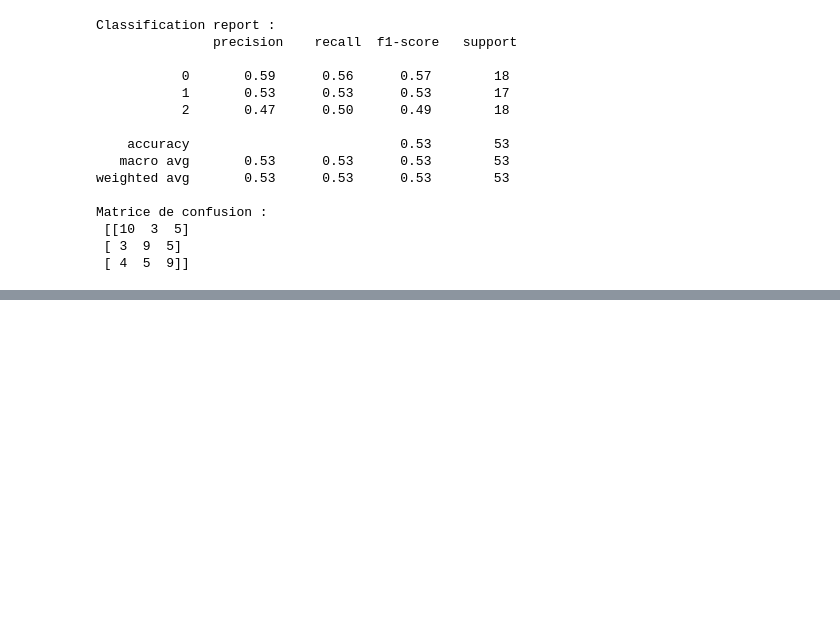
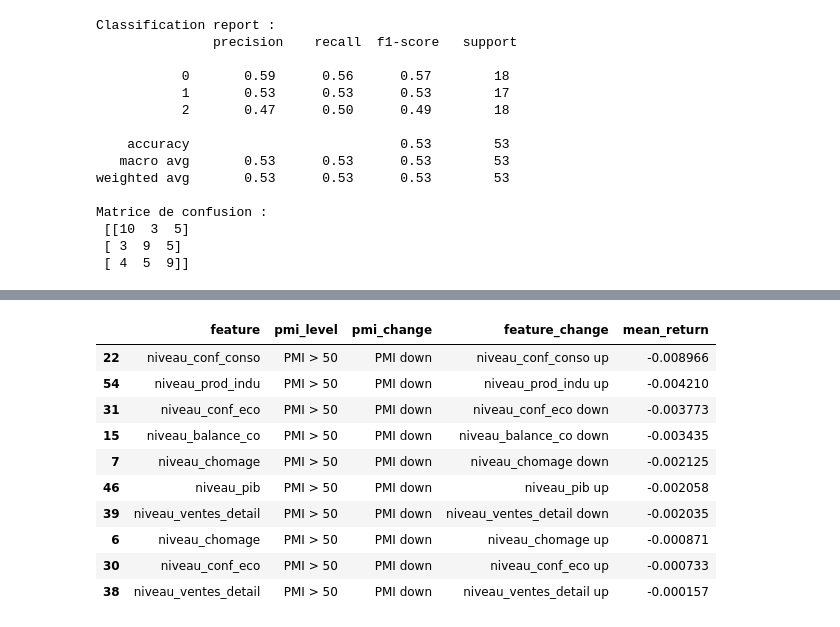
Before and after one commit to lucasmqr/PMI, a Jupyter notebook: pmi2.ipynb, the cells around one changed output, grey strips where cells are left out. Saved outputs shown, nothing was run; the diff lists cells and outputs as text; code cells hidden in the pictures; blank space fills up the shorter version.

```diff
--- a/pmi2.ipynb
+++ b/pmi2.ipynb
@@ -475,0 +528,14 @@ Parameters: { "use_label_encoder" } are not used.
+# %%
+bottom10
+# %% [output]
+|  | feature | pmi_level | pmi_change | feature_change | mean_return |
+| 22 | niveau_conf_conso | PMI > 50 | PMI down | niveau_conf_conso up | -0.008966 |
+| 54 | niveau_prod_indu | PMI > 50 | PMI down | niveau_prod_indu up | -0.004210 |
+| 31 | niveau_conf_eco | PMI > 50 | PMI down | niveau_conf_eco down | -0.003773 |
+| 15 | niveau_balance_co | PMI > 50 | PMI down | niveau_balance_co down | -0.003435 |
+| 7 | niveau_chomage | PMI > 50 | PMI down | niveau_chomage down | -0.002125 |
+| 46 | niveau_pib | PMI > 50 | PMI down | niveau_pib up | -0.002058 |
+| 39 | niveau_ventes_detail | PMI > 50 | PMI down | niveau_ventes_detail down | -0.002035 |
+| 6 | niveau_chomage | PMI > 50 | PMI down | niveau_chomage up | -0.000871 |
+| 30 | niveau_conf_eco | PMI > 50 | PMI down | niveau_conf_eco up | -0.000733 |
+| 38 | niveau_ventes_detail | PMI > 50 | PMI down | niveau_ventes_detail up | -0.000157 |
```
Also changed, not shown: parts of 9 cells of this notebook.
